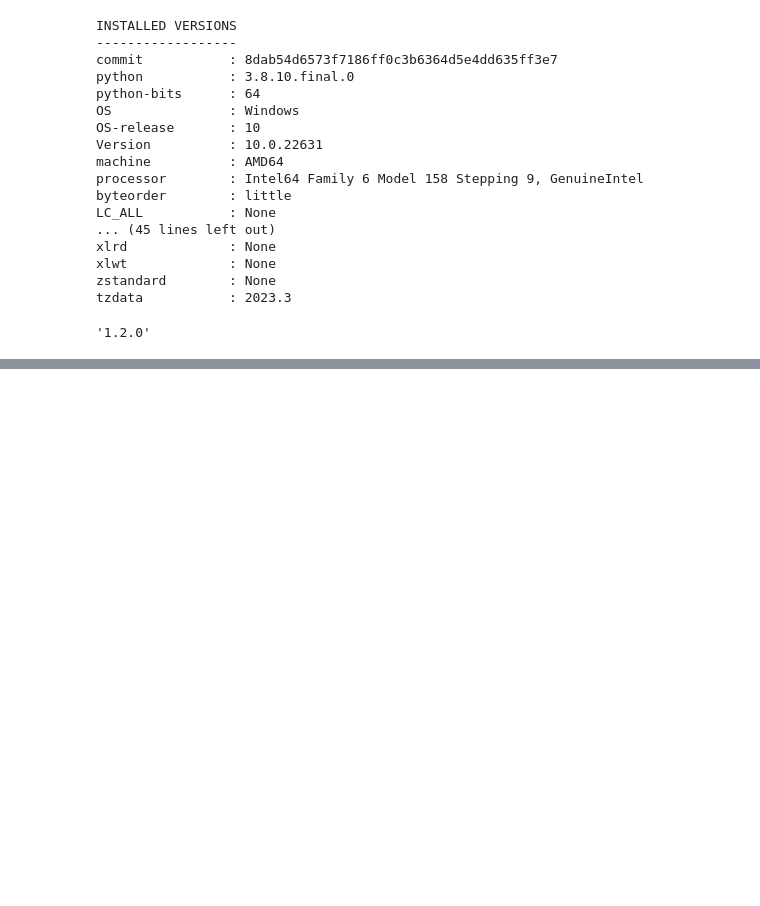
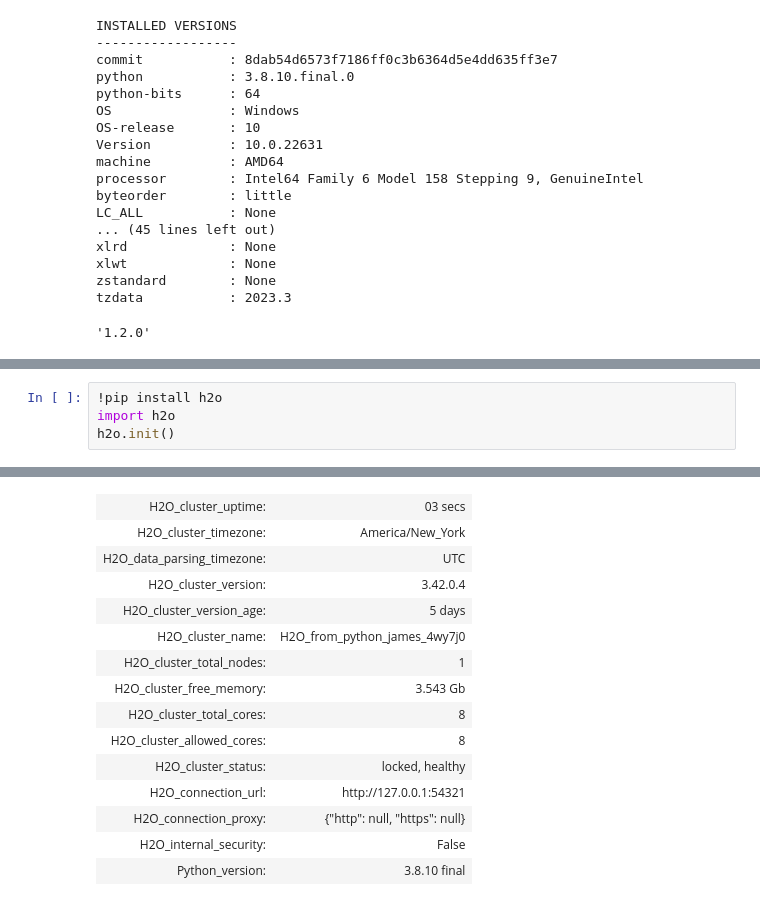
Before and after one commit to caojingw/ml_template, a Jupyter notebook: template.ipynb, the cells around one changed output, grey strips where cells are left out. Saved outputs shown, nothing was run; the diff lists cells and outputs as text; blank space fills up the shorter version.

```diff
--- a/template.ipynb
+++ b/template.ipynb
@@ -210,0 +216,5 @@ Now:
+# %%
+!pip install h2o
+import h2o
+h2o.init()
+# %% [output]
@@ -210,0 +238,15 @@ Now:
+| H2O_cluster_uptime: | 03 secs |
+| H2O_cluster_timezone: | America/New_York |
+| H2O_data_parsing_timezone: | UTC |
+| H2O_cluster_version: | 3.42.0.4 |
+| H2O_cluster_version_age: | 5 days |
+| H2O_cluster_name: | H2O_from_python_james_4wy7j0 |
+| H2O_cluster_total_nodes: | 1 |
+| H2O_cluster_free_memory: | 3.543 Gb |
+| H2O_cluster_total_cores: | 8 |
+| H2O_cluster_allowed_cores: | 8 |
+| H2O_cluster_status: | locked, healthy |
+| H2O_connection_url: | http://127.0.0.1:54321 |
+| H2O_connection_proxy: | {"http": null, "https": null} |
+| H2O_internal_security: | False |
+| Python_version: | 3.8.10 final |
```
Also changed, not shown: parts of 11 cells of this notebook.
